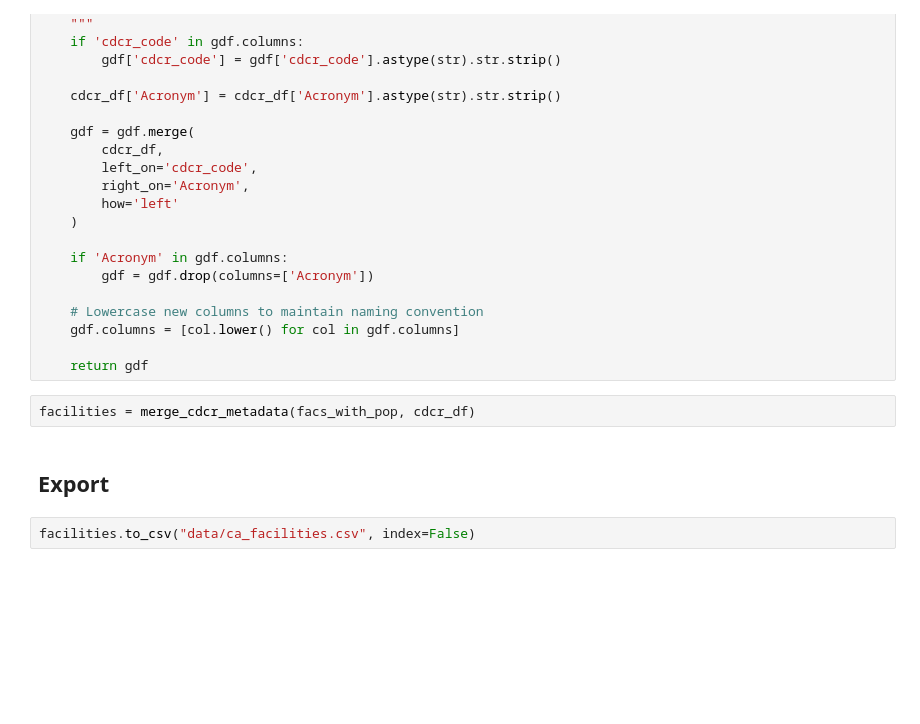
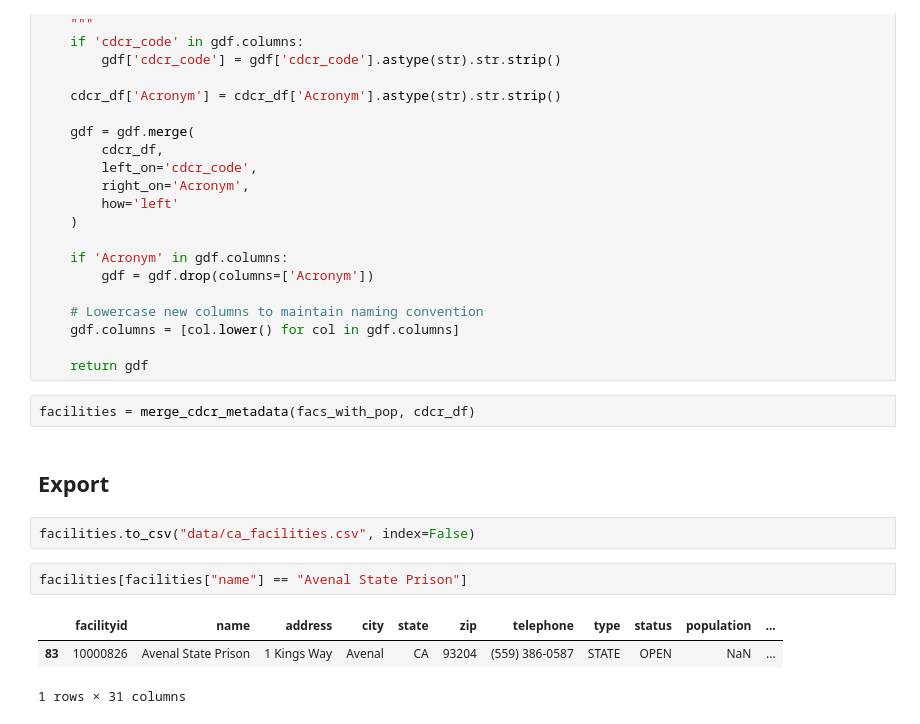
Before and after one commit to mbecica/ca_prison_climate_justice, a Jupyter notebook: create_facilities.ipynb, the cells around one changed output. Drawn from its saved outputs; the diff is of its cells as text; blank space fills up the shorter version.

```diff
--- a/create_facilities.ipynb
+++ b/create_facilities.ipynb
@@ -238,3 +238,9 @@ facilities = merge_cdcr_metadata(facs_with_pop, cdcr_df)
 ## Export
 # %%
 facilities.to_csv("data/ca_facilities.csv", index=False)
+# %%
+facilities[facilities["name"] == "Avenal State Prison"]
+# %% [output]
+|  | facilityid | name | address | city | state | zip | telephone | type | status | population | ... |
+| 83 | 10000826 | Avenal State Prison | 1 Kings Way | Avenal | CA | 93204 | (559) 386-0587 | STATE | OPEN | NaN | ... |
+1 rows × 31 columns
```
